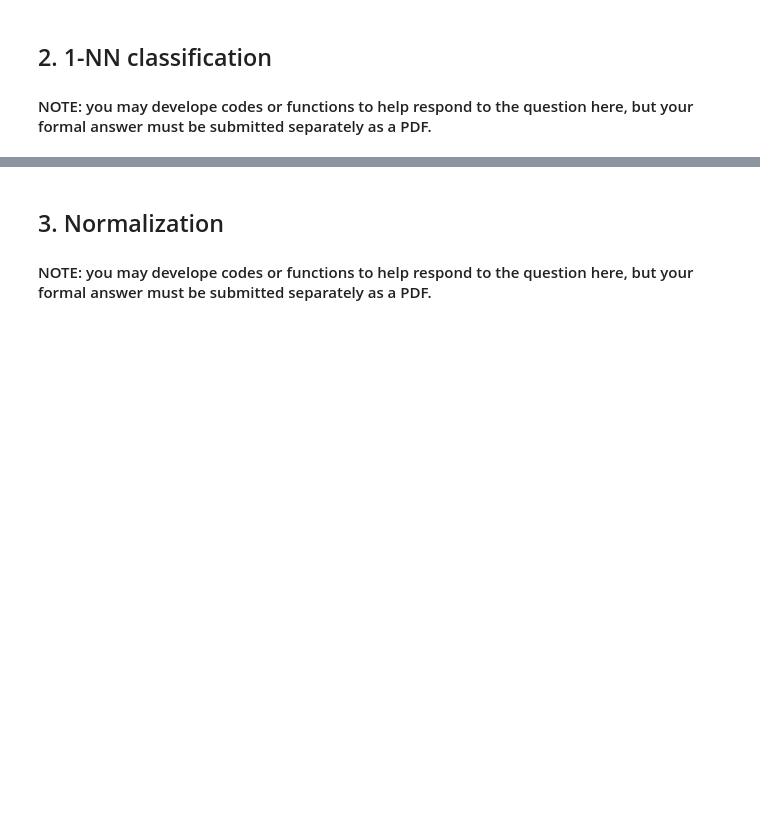
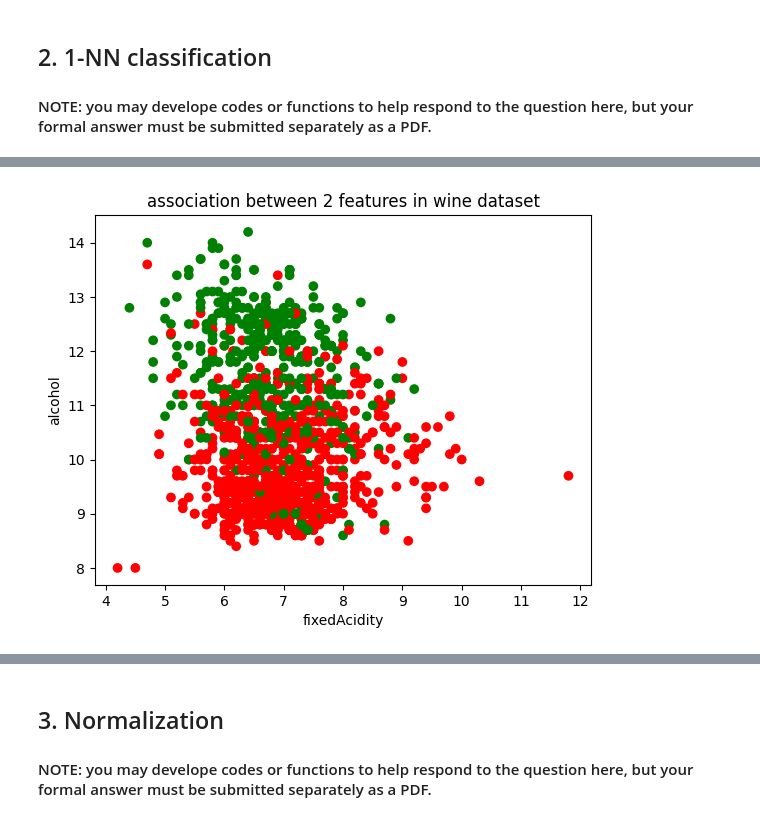
Before and after one commit to YuechengWang02/ML_A1, a Jupyter notebook: COMP30027_2024_asst1_code.ipynb, the cells around one changed output, grey strips where cells are left out. Saved outputs shown, nothing was run; the diff lists cells and outputs as text; code cells hidden in the pictures; blank space fills up the shorter version.

```diff
--- a/COMP30027_2024_asst1_code.ipynb
+++ b/COMP30027_2024_asst1_code.ipynb
@@ -134,0 +145,11 @@ time used: 72.29793524742126
+# %%
+# pick the first 2 feature
+
+colors = ['red' if label == 0 else 'green' for label in train_label]
+plt.scatter(train_data['fixedAcidity'], train_data['alcohol'], c=colors)
+plt.xlabel('fixedAcidity')
+plt.ylabel('alcohol')
+plt.title('association between 2 features in wine dataset')
+plt.show()
+# %% [output]
+[figure, added]
```
Also changed, not shown: parts of 8 cells of this notebook, 3 other files.
